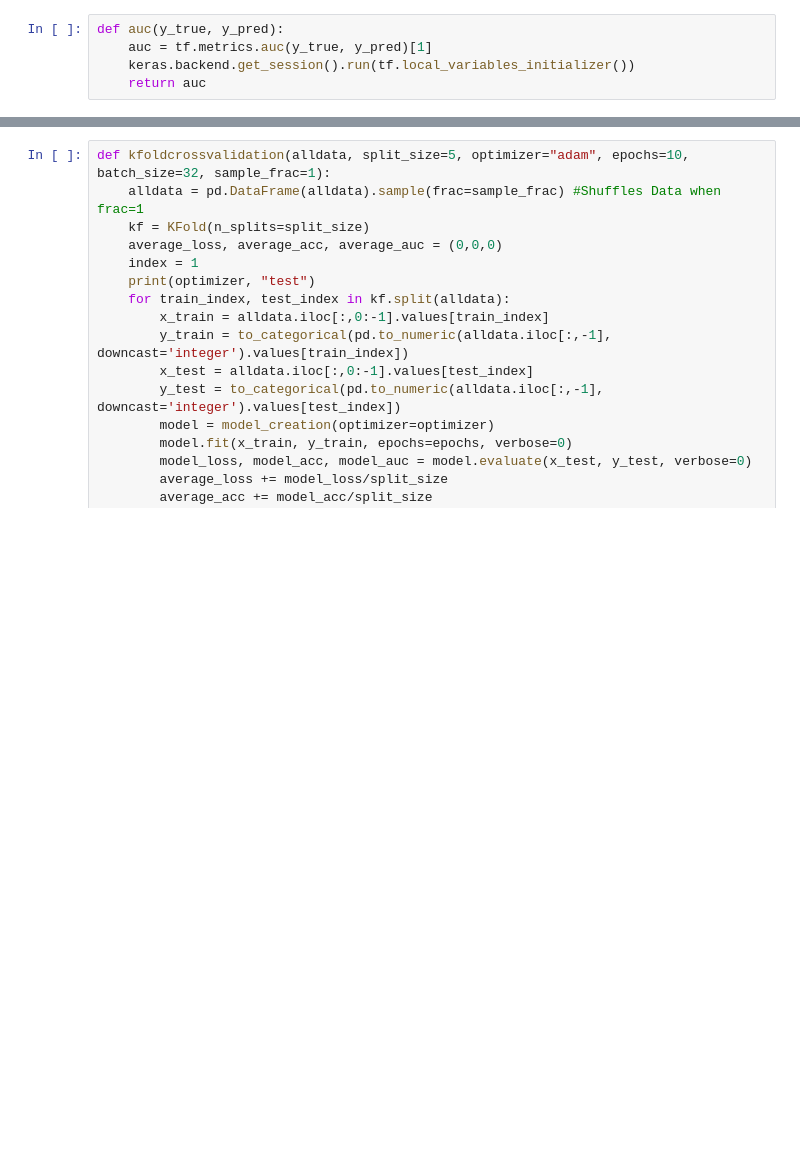
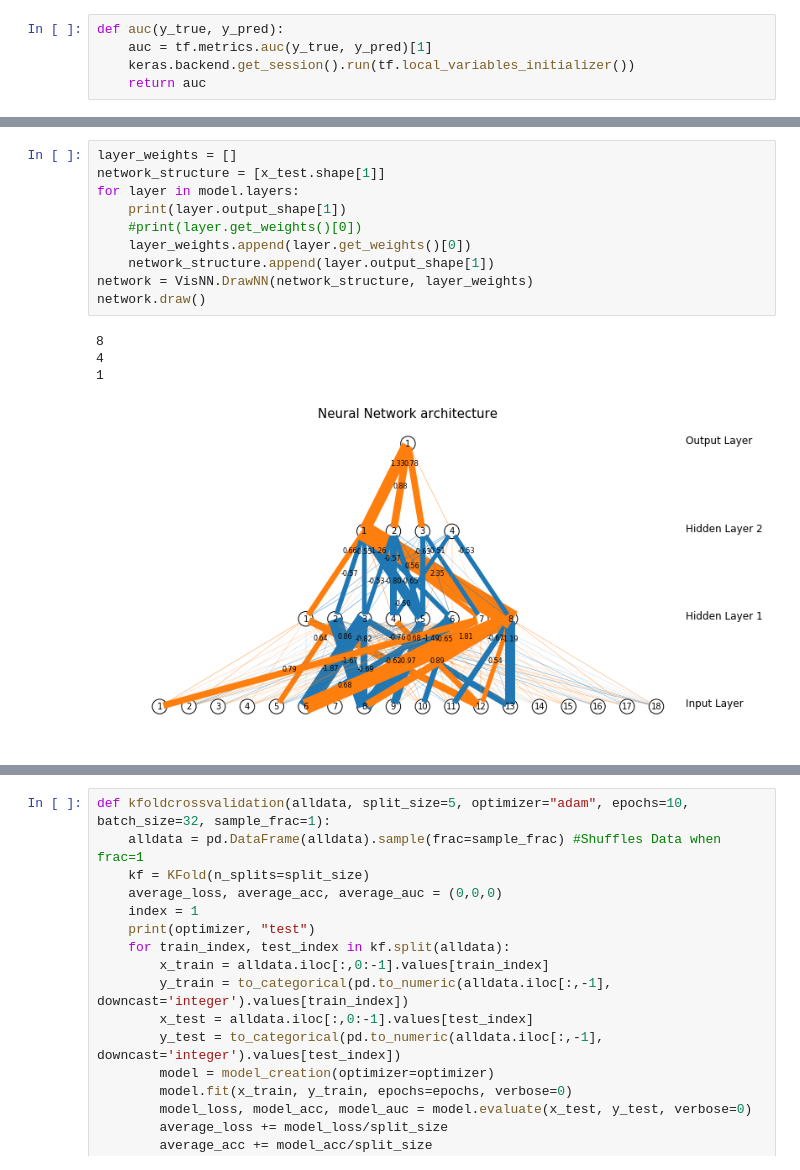
Before and after one commit to cmzou/diffpriv, a Jupyter notebook: TFPrivacy_T/BankingNN.ipynb, the cells around one changed output, grey strips where cells are left out. Cells and saved outputs as stored; diff of their text form; blank space fills up the shorter version.

```diff
--- a/TFPrivacy_T/BankingNN.ipynb
+++ b/TFPrivacy_T/BankingNN.ipynb
@@ -140,0 +113,15 @@ model.get_weights()
+# %%
+layer_weights = []
+network_structure = [x_test.shape[1]]
+for layer in model.layers:
+    print(layer.output_shape[1])
+    #print(layer.get_weights()[0])
+    layer_weights.append(layer.get_weights()[0])
+    network_structure.append(layer.output_shape[1])
+network = VisNN.DrawNN(network_structure, layer_weights)
+network.draw()
+# %% [output]
+8
+4
+1
+[figure, added]
```
Also changed, not shown: parts of 25 cells of this notebook.
